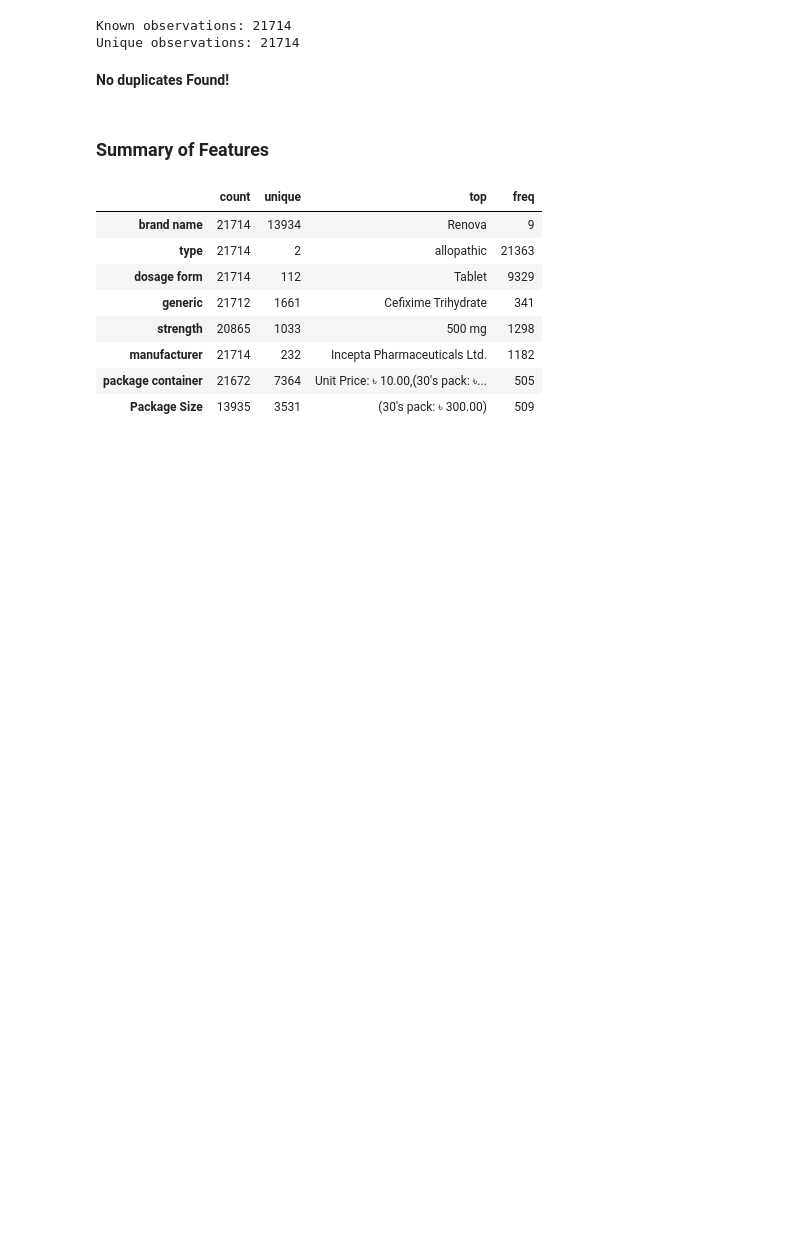
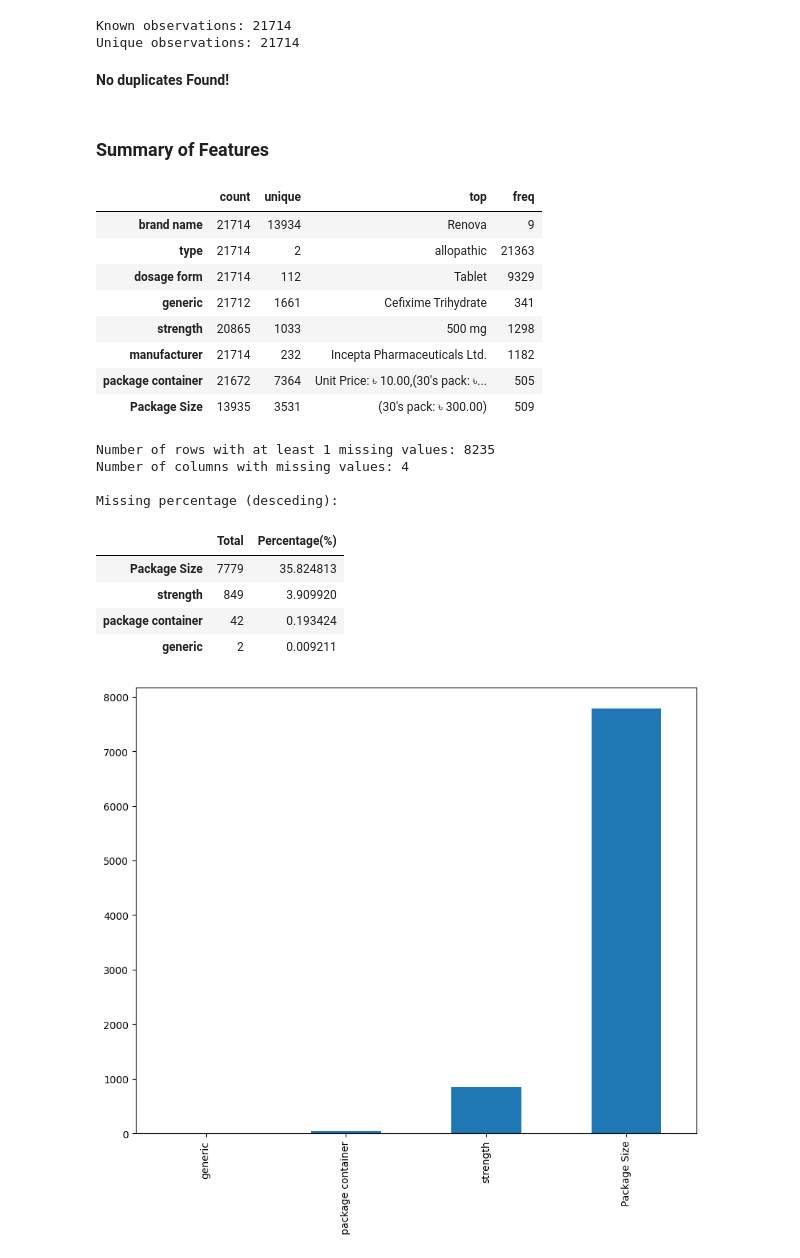
Before and after one commit to masumhasan/medicine_Uses_Analysys_Bangladesh, a Jupyter notebook: medicine_Analytics_Bangladesh.ipynb, the cells around one changed output. Cells and saved outputs as stored; diff of their text form; code cells hidden in the pictures; blank space fills up the shorter version.

```diff
--- a/medicine_Analytics_Bangladesh.ipynb
+++ b/medicine_Analytics_Bangladesh.ipynb
@@ -98,3 +98,41 @@ df_med.describe(include=['object']).T
 | manufacturer | 21714 | 232 | Incepta Pharmaceuticals Ltd. | 1182 |
 | package container | 21672 | 7364 | Unit Price: ৳ 10.00,(30's pack: ৳... | 505 |
 | Package Size | 13935 | 3531 | (30's pack: ৳ 300.00) | 509 |
+# %%
+def missing_value_describe(data):
+    # check missing values in the data
+    total = data.isna().sum().sort_values(ascending=False)
+    missing_value_pct_stats = (data.isnull().sum() / len(data)*100)
+    missing_value_col_count = sum(missing_value_pct_stats > 0)
+
+    # missing_value_stats = missing_value_pct_stats.sort_values(ascending=False)[:missing_value_col_count]
+    missing_data = pd.concat([total, missing_value_pct_stats], axis=1, keys=['Total', 'Percentage(%)'])
+
+    print("Number of rows with at least 1 missing values:", data.isna().any(axis = 1).sum())
+    print("Number of columns with missing values:", missing_value_col_count)
+
+    if missing_value_col_count != 0:
+        # print out column names with missing value percentage
+        print("\nMissing percentage (desceding):")
+        display(missing_data[:missing_value_col_count])
+
+        # plot missing values
+        missing = data.isnull().sum()
+        missing = missing[missing > 0]
+        missing.sort_values(inplace=True)
+        missing.plot.bar(figsize=(10,8))
+    else:
+        print("No missing data!!!")
+# %%
+missing_value_describe(df_med)
+# %% [output]
+Number of rows with at least 1 missing values: 8235
+Number of columns with missing values: 4
+
+Missing percentage (desceding):
+|  | Total | Percentage(%) |
+| Package Size | 7779 | 35.824813 |
+| strength | 849 | 3.909920 |
+| package container | 42 | 0.193424 |
+| generic | 2 | 0.009211 |
+[figure, added]
```
Also changed, not shown: parts of 4 cells of this notebook, 17 other files.
